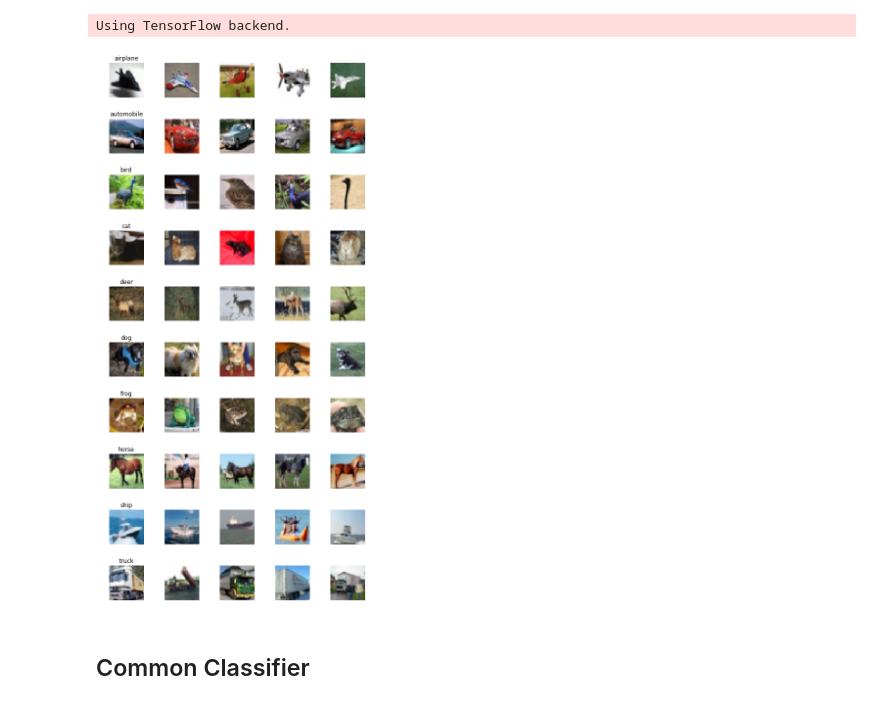
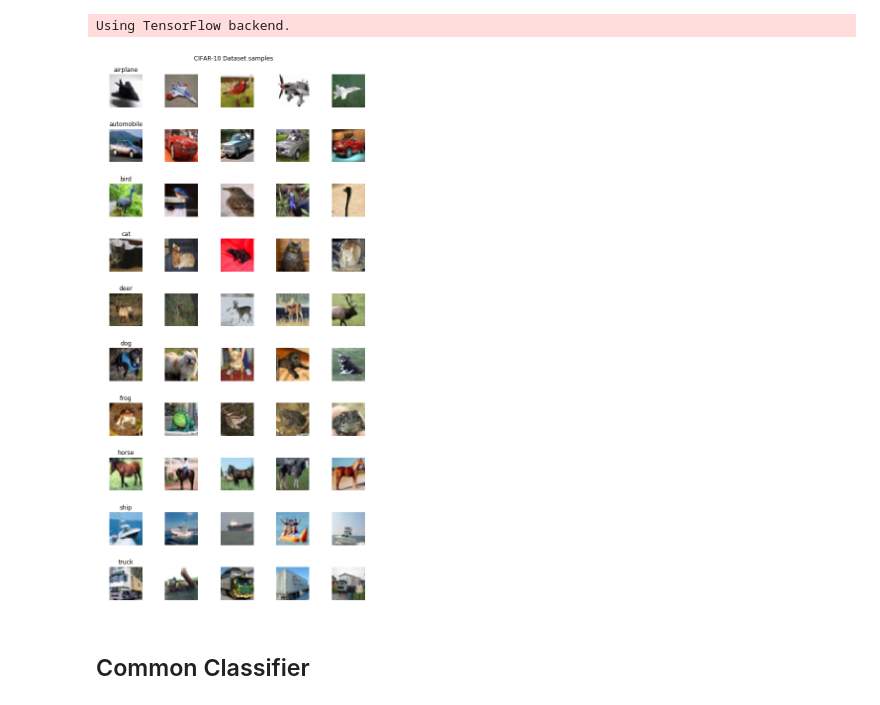
Before and after one commit to hyzhak/cs231n-lecture-notes, a Jupyter notebook: lec2-data-driven-approach-knn-linear-classification-1.ipynb, the cells around one changed output. Cells and saved outputs as stored; diff of their text form; code cells hidden in the pictures.

Commit message:
add suptitle to images

```diff
--- a/lec2-data-driven-approach-knn-linear-classification-1.ipynb
+++ b/lec2-data-driven-approach-knn-linear-classification-1.ipynb
@@ -64,13 +64,15 @@ def grid_of_images(cols, rows, image_callback, grid_width=8):
 # %%
 def get_images_by_category(category_idx):
     return x_train[np.where(y_train == category_idx)[0]]
 
 def get_image(category_idx, image_idx):
     return get_images_by_category(category_idx)[image_idx], cifar10_categories[category_idx] if image_idx == 0 else None
 
 grid_of_images(5, len(cifar10_categories), get_image, grid_width=8)
+plt.suptitle('CIFAR-10 Dataset samples')
+plt.tight_layout(rect=[0, 0, 1, 0.97])
 # %% [output]
-[figure, old version]
+[figure, new version]
 # %% [markdown]
 ## Common Classifier
 # %%
```
Also changed, not shown: parts of 3 cells of this notebook.
